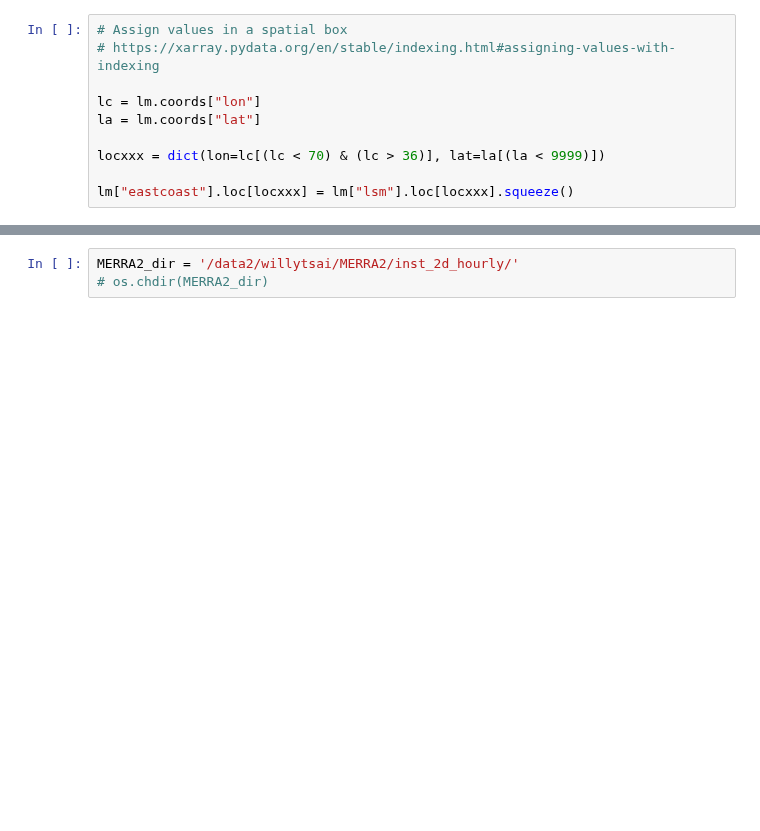
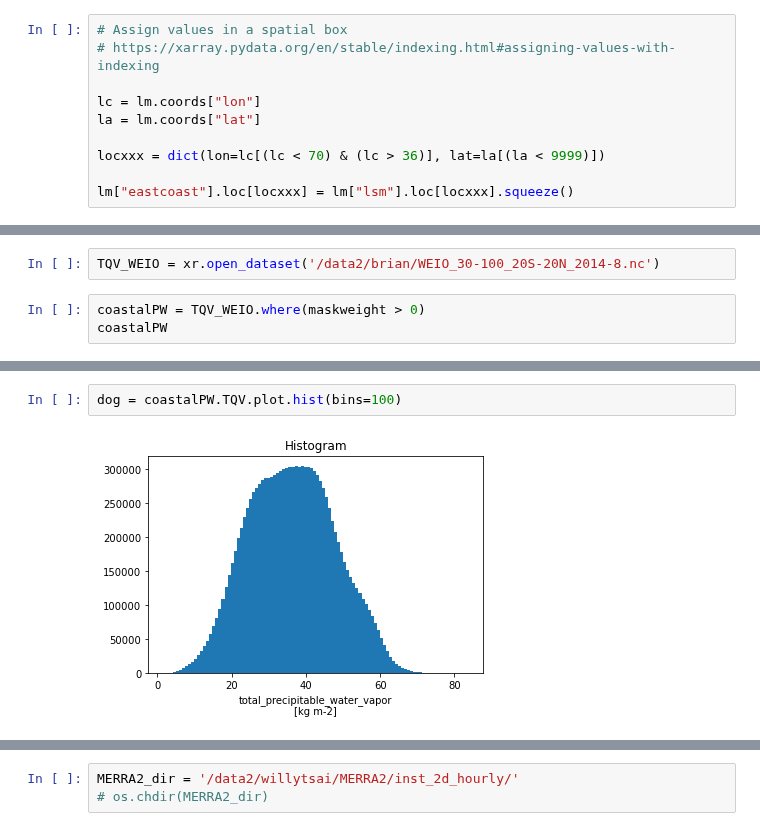
Before and after one commit to snigsam/VaporLakes, a Jupyter notebook: Coast_tagging_makePWhistogram.ipynb, the cells around one changed output, grey strips where cells are left out. Saved outputs shown, nothing was run; the diff lists cells and outputs as text; blank space fills up the shorter version.

```diff
--- a/Coast_tagging_makePWhistogram.ipynb
+++ b/Coast_tagging_makePWhistogram.ipynb
@@ -88,0 +124,5 @@ plt.plot(maskweight.sum(dim="lon").squeeze(), la)
+# %%
+TQV_WEIO = xr.open_dataset('/data2/brian/WEIO_30-100_20S-20N_2014-8.nc')
+# %%
+coastalPW = TQV_WEIO.where(maskweight > 0)
+coastalPW
@@ -88,0 +138,4 @@ plt.plot(maskweight.sum(dim="lon").squeeze(), la)
+# %%
+dog = coastalPW.TQV.plot.hist(bins=100)
+# %% [output]
+[figure, added]
```
Also changed, not shown: parts of 20 cells of this notebook, 1 other file.
